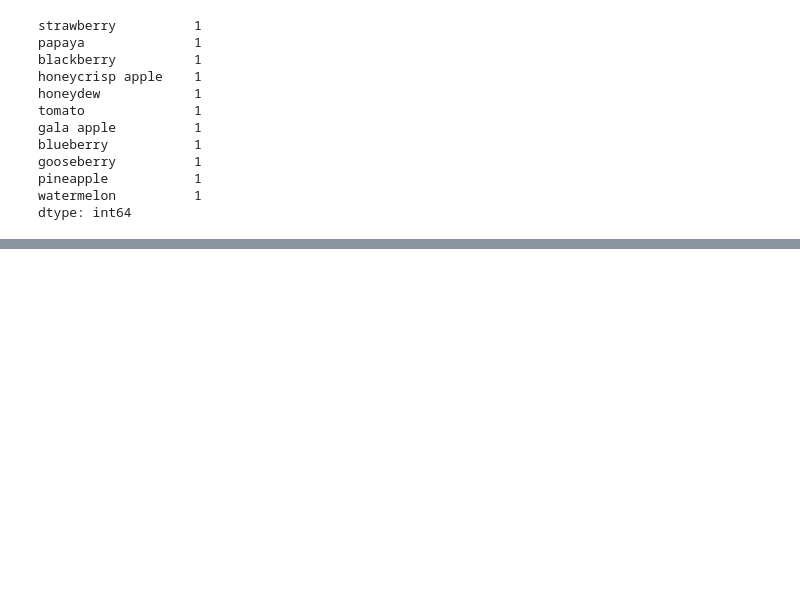
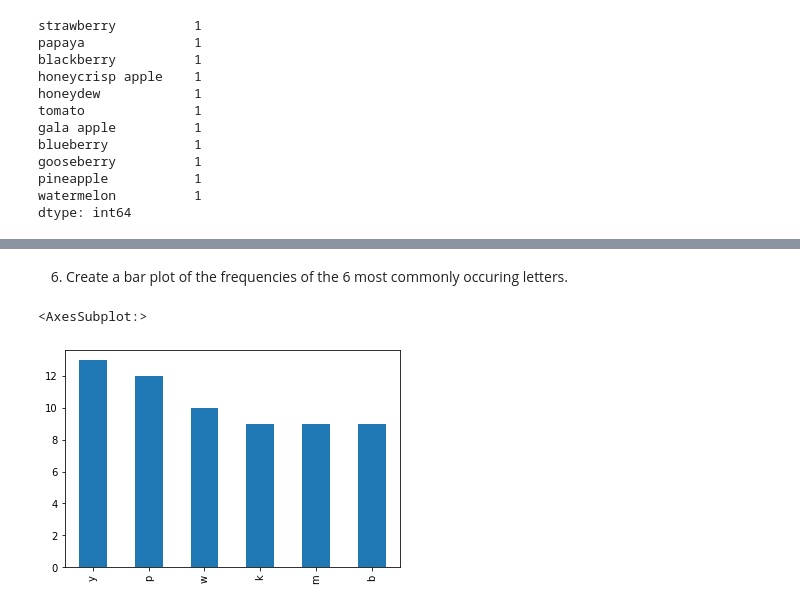
Before and after one commit to sophia-stewart/numpy-pandas-visualization-exercises, a Jupyter notebook: pandas_series.ipynb, the cells around one changed output, grey strips where cells are left out. Drawn from its saved outputs; the diff is of its cells as text; code cells hidden in the pictures; blank space fills up the shorter version.

```diff
--- a/pandas_series.ipynb
+++ b/pandas_series.ipynb
@@ -163,0 +400,7 @@ dtype: int64
+# %% [markdown]
+6. Create a bar plot of the frequencies of the 6 most commonly occuring letters.
+# %%
+letters.value_counts().nlargest(6).plot.bar()
+# %% [output]
+<AxesSubplot:>
+[figure, added]
```
Also changed, not shown: parts of 67 cells of this notebook.
